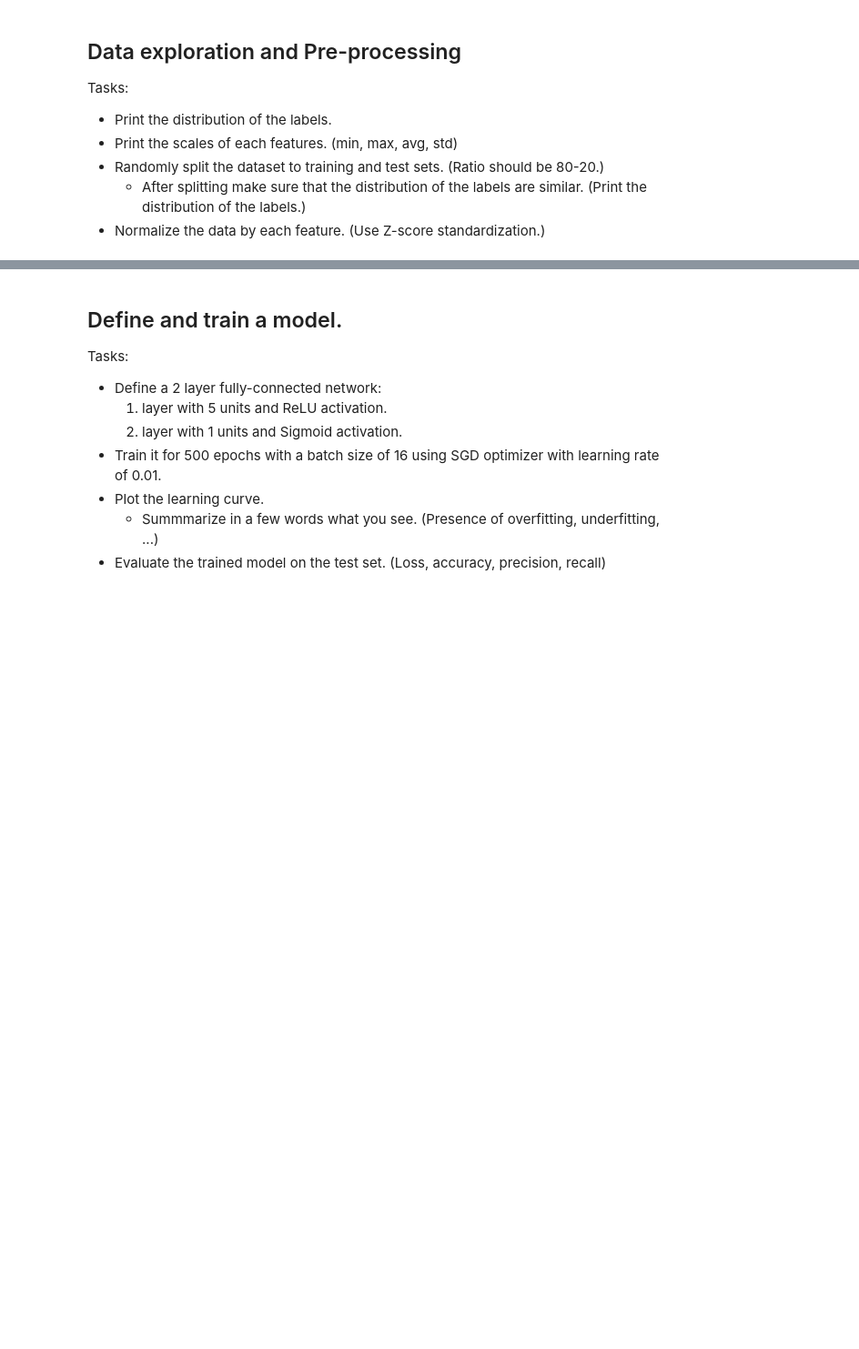
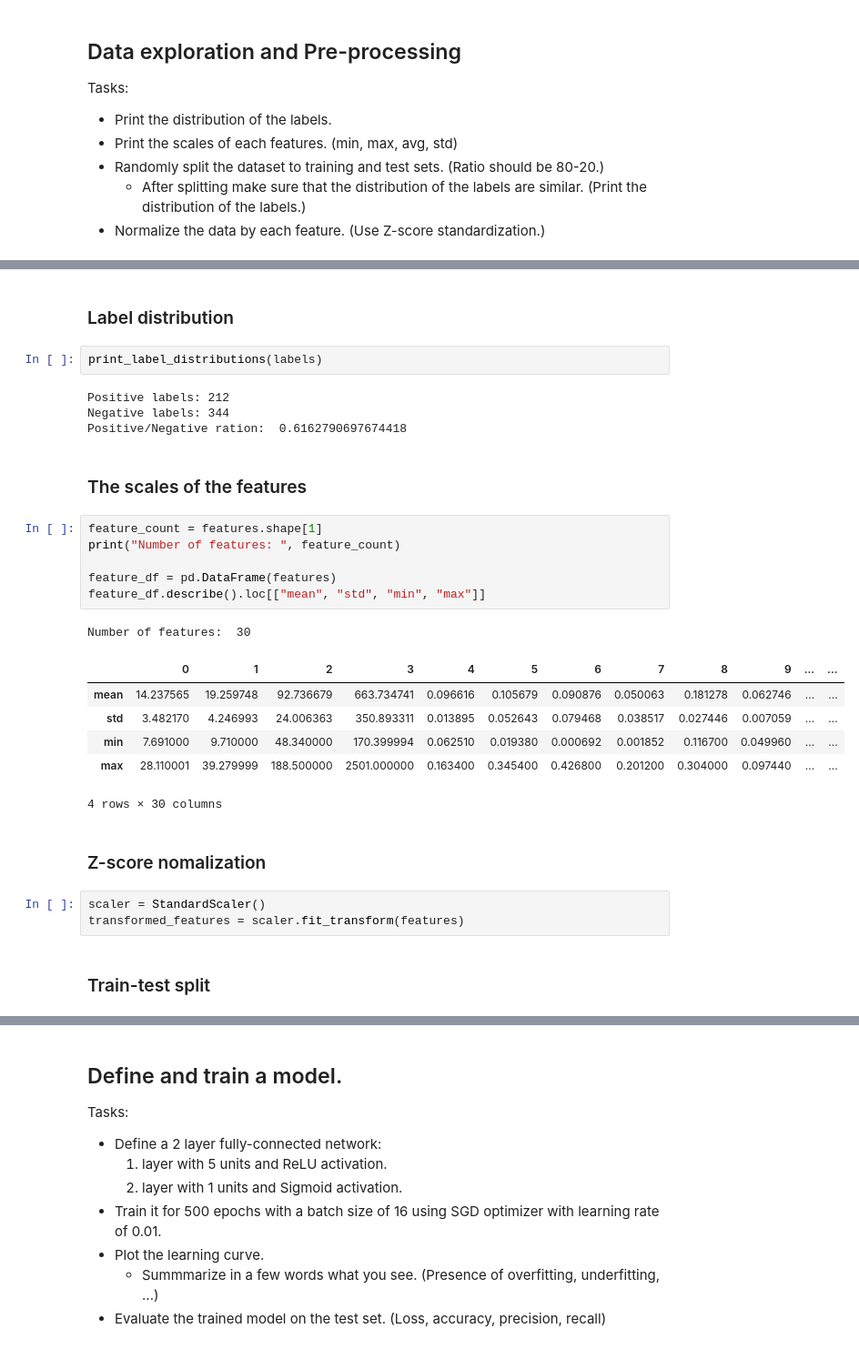
Before and after one commit to vale2005/advanced_ml, a Jupyter notebook: Assignment_BCWD_and_Circles_vs_Triangles.ipynb, the cells around one changed output, grey strips where cells are left out. Shown: that part at 91% size. Drawn from its saved outputs; the diff is of its cells as text; blank space fills up the shorter version.

```diff
--- a/Assignment_BCWD_and_Circles_vs_Triangles.ipynb
+++ b/Assignment_BCWD_and_Circles_vs_Triangles.ipynb
@@ -436,0 +492,31 @@ Tasks:
+# %% [markdown]
+### Label distribution
+# %%
+print_label_distributions(labels)
+# %% [output]
+Positive labels: 212
+Negative labels: 344
+Positive/Negative ration:  0.6162790697674418
+# %% [markdown]
+### The scales of the features
+# %%
+feature_count = features.shape[1]
+print("Number of features: ", feature_count)
+
+feature_df = pd.DataFrame(features)
+feature_df.describe().loc[["mean", "std", "min", "max"]]
+# %% [output]
+Number of features:  30
+|  | 0 | 1 | 2 | 3 | 4 | 5 | 6 | 7 | 8 | 9 | ... | ... |
+| mean | 14.237565 | 19.259748 | 92.736679 | 663.734741 | 0.096616 | 0.105679 | 0.090876 | 0.050063 | 0.181278 | 0.062746 | ... | ... |
+| std | 3.482170 | 4.246993 | 24.006363 | 350.893311 | 0.013895 | 0.052643 | 0.079468 | 0.038517 | 0.027446 | 0.007059 | ... | ... |
+| min | 7.691000 | 9.710000 | 48.340000 | 170.399994 | 0.062510 | 0.019380 | 0.000692 | 0.001852 | 0.116700 | 0.049960 | ... | ... |
+| max | 28.110001 | 39.279999 | 188.500000 | 2501.000000 | 0.163400 | 0.345400 | 0.426800 | 0.201200 | 0.304000 | 0.097440 | ... | ... |
+4 rows × 30 columns
+# %% [markdown]
+### Z-score nomalization
+# %%
+scaler = StandardScaler()
+transformed_features = scaler.fit_transform(features)
+# %% [markdown]
+### Train-test split
```
Also changed, not shown: parts of 19 cells of this notebook.
